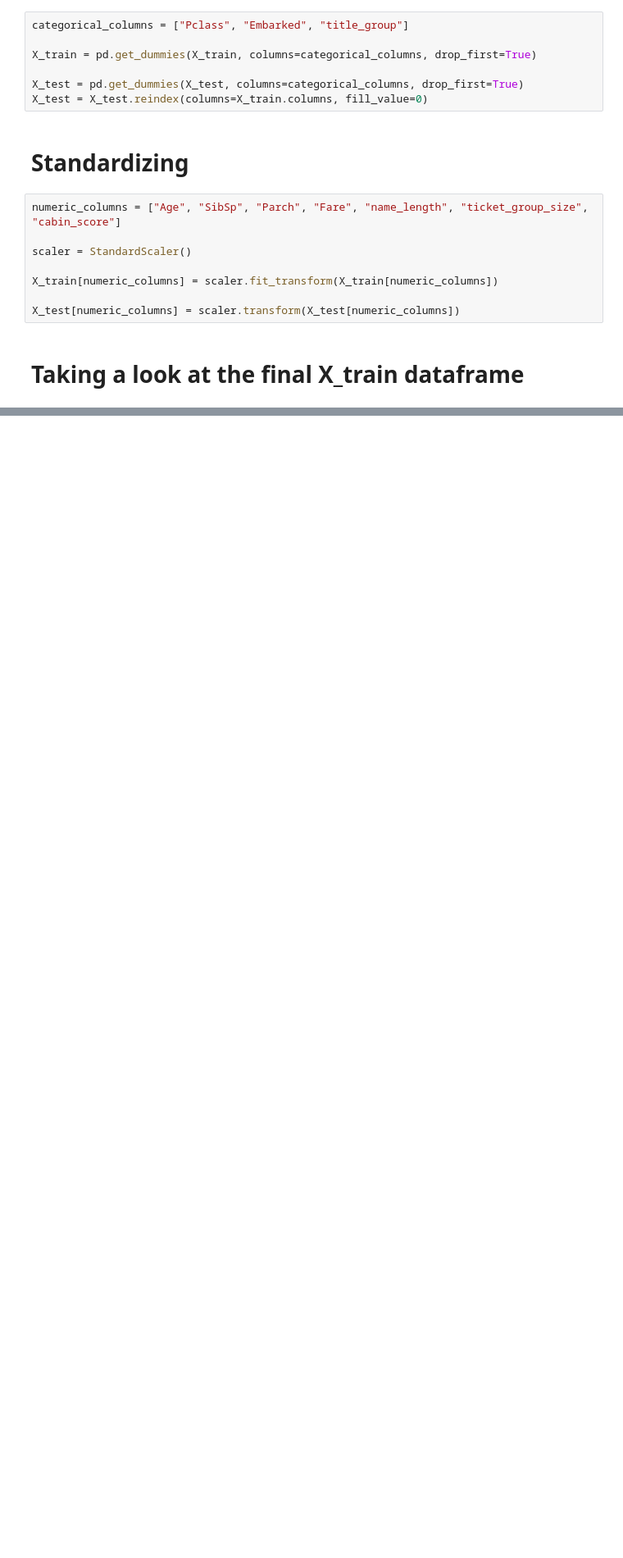
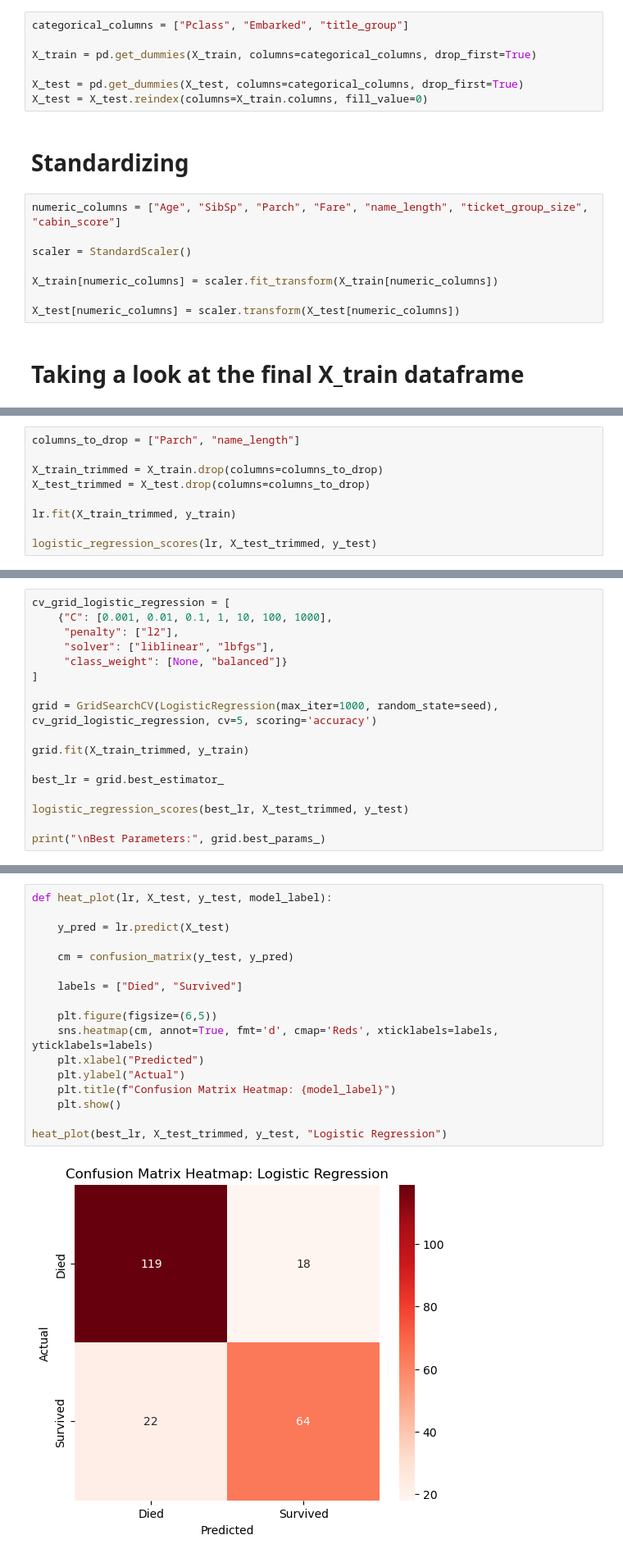
Before and after one commit to jgbreault/Surviving_the_Titanic, a Jupyter notebook: titanic.ipynb, the cells around one changed output, grey strips where cells are left out. Shown at 82% size. Cells and saved outputs as stored; diff of their text form; blank space fills up the shorter version.

Commit message:
Adding logistic regresssion code

```diff
--- a/titanic.ipynb
+++ b/titanic.ipynb
@@ -472,0 +553,9 @@ X_train.describe()
+# %%
+columns_to_drop = ["Parch", "name_length"]
+
+X_train_trimmed = X_train.drop(columns=columns_to_drop)
+X_test_trimmed = X_test.drop(columns=columns_to_drop)
+
+lr.fit(X_train_trimmed, y_train)
+
+logistic_regression_scores(lr, X_test_trimmed, y_test)
@@ -472,0 +567,17 @@ X_train.describe()
+# %%
+cv_grid_logistic_regression = [
+    {"C": [0.001, 0.01, 0.1, 1, 10, 100, 1000],
+     "penalty": ["l2"],
+     "solver": ["liblinear", "lbfgs"],
+     "class_weight": [None, "balanced"]}
+]
+
+grid = GridSearchCV(LogisticRegression(max_iter=1000, random_state=seed), cv_grid_logistic_regression, cv=5, scoring='accuracy')
+
+grid.fit(X_train_trimmed, y_train)
+
+best_lr = grid.best_estimator_
+
+logistic_regression_scores(best_lr, X_test_trimmed, y_test)
+
+print("\nBest Parameters:", grid.best_params_)
@@ -472,0 +591,19 @@ X_train.describe()
+# %%
+def heat_plot(lr, X_test, y_test, model_label):
+
+    y_pred = lr.predict(X_test)
+
+    cm = confusion_matrix(y_test, y_pred)
+
+    labels = ["Died", "Survived"]
+
+    plt.figure(figsize=(6,5))
+    sns.heatmap(cm, annot=True, fmt='d', cmap='Reds', xticklabels=labels, yticklabels=labels)
+    plt.xlabel("Predicted")
+    plt.ylabel("Actual")
+    plt.title(f"Confusion Matrix Heatmap: {model_label}")
+    plt.show()
+
+heat_plot(best_lr, X_test_trimmed, y_test, "Logistic Regression")
+# %% [output]
+[figure, added]
```
Also changed, not shown: parts of 11 cells of this notebook.
